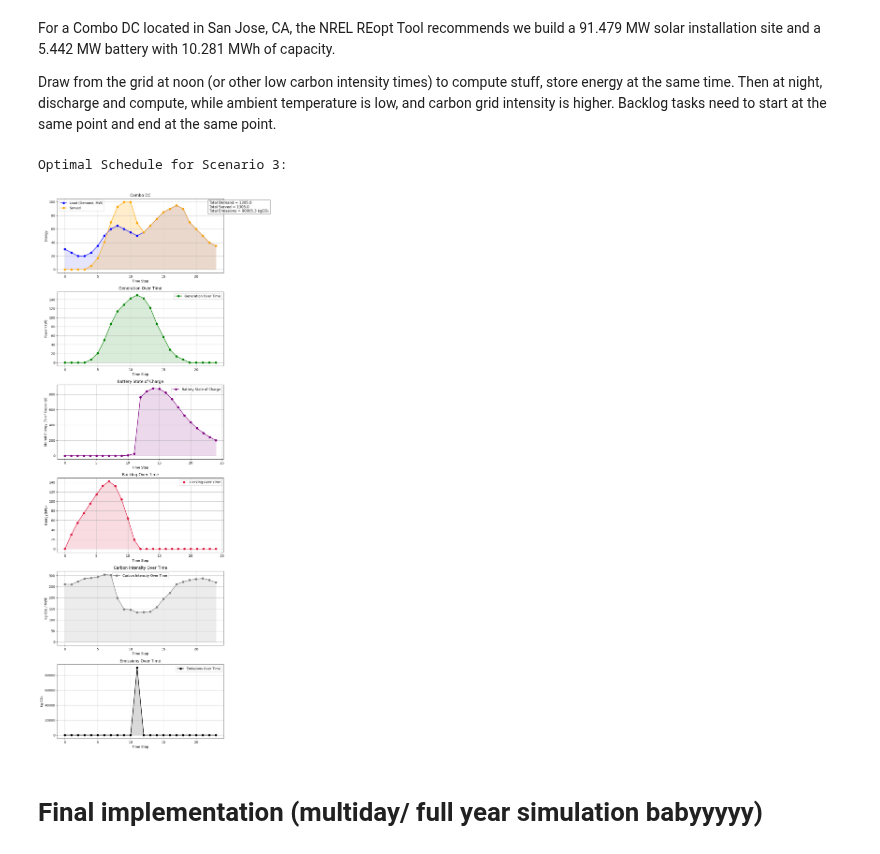
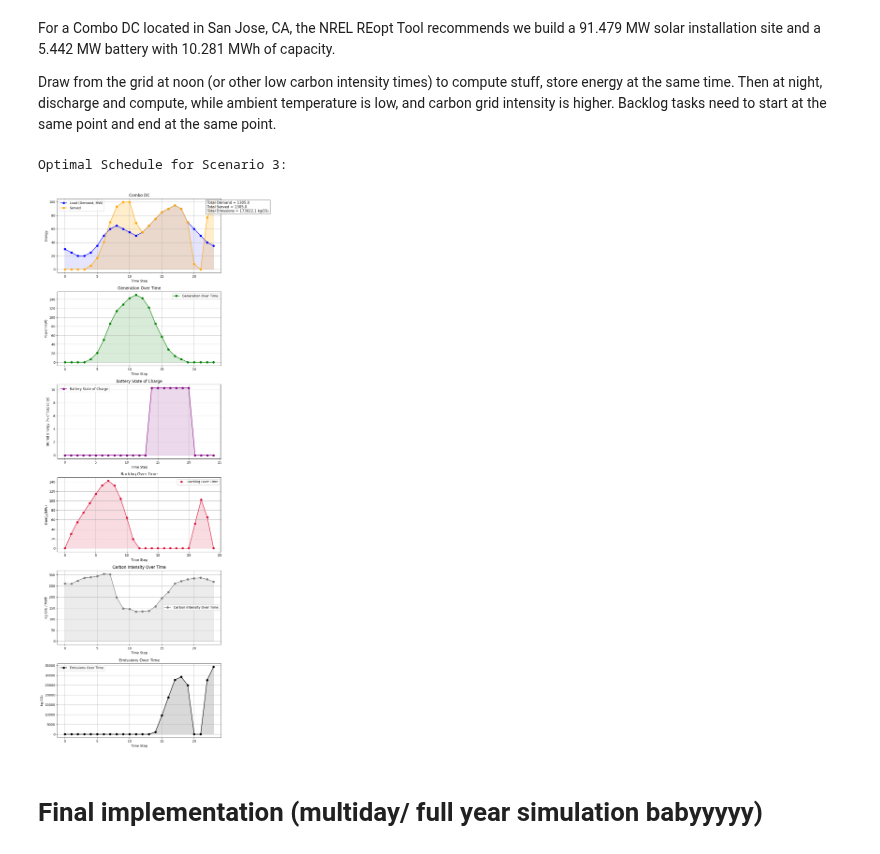
Before and after one commit to clbanjai/1.020-Data-Center-Project, a Jupyter notebook: energy_final_implementation.ipynb, the cells around one changed output. Saved outputs shown, nothing was run; the diff lists cells and outputs as text; code cells hidden in the pictures.

```diff
--- a/energy_final_implementation.ipynb
+++ b/energy_final_implementation.ipynb
@@ -408,7 +406,7 @@ q = 1.0  # Cost per unit energy used
 r =1  # Cost per unit backlog
 k = 1  # Storage energy conversion factor
 computing_limit = 100 # float("inf") #or switch to actual computing limit
-battery_limit = 1000 # float("inf") # or switch to actual computing limit
+battery_limit = 10.281 # float("inf") # or switch to actual computing limit
 # Generation (G_t) over 10 time steps (e.g., hours of the day)
 # G = [30, 40, 50, 60, 75, 90, 100, 80, 60, 40]  # Peak generation occurs midday and early evening
 
@@ -452,39 +450,39 @@ m3.addConstr(x[0]==0,"initial backlog")
 m3.addConstr(c[0]==0,"inital storage")
 
 #Terminal Conditions
-m3.addConstr(c[T] >= 200, "terminal_storage")
+m3.addConstr(c[T] >= 0, "terminal_storage")
 m3.addConstr(x[T] <= x[0], "terminal_backlog")
 
 # Dynamics and constraints
 m3.addConstrs((c[t+1] == c[t] + s_charge_r[t] + s_charge_g[t] - s_discharge[t] for t in range(T)), name="soc_update")
 m3.addConstrs((c[t+1] <= battery_limit for t in range(T)), name="storage_capacity")
 m3.addConstrs((s_discharge[t] <= c[t] for t in range(T)), name="max_discharge")
 m3.addConstrs((x[t+1] == x[t] + L[t] - u[t] for t in range(T)), name="backlog_update")
 m3.addConstrs((u[t] <= 100 for t in range(T)),name="compute_limit")
 m3.addConstrs((COP[t]*P_chiller[t] >= u[t] for t in range(T)),name="cooling_req")
 m3.addConstrs((u_r[t] + s_charge_r[t] == G[t] for t in range(T)),name="renewables_balance")
 m3.addConstrs((u_g[t] + u_r[t] + s_discharge[t] == u[t] + P_chiller[t] + s_charge_r[t] + s_charge_g[t] for t in range(T)), name="energy_balance")
 
 
 m3.setObjective(gp.quicksum(u_g[t]*C[t] + r*x[t] for t in range(T)), GRB.MINIMIZE)
 m3.optimize()
 
 
 if m3.status == GRB.OPTIMAL:
     print("\nOptimal Schedule for Scenario 3:")
     # for t in range(T):
     #     print(f"Time {t}: u={u[t].X:.2f}, s_charge={s_charge[t].X:.2f}, s_discharge={s_discharge[t].X:.2f}, x={x[t].X:.2f}, c={c[t].X:.2f}")
     # print(f"Final: x[T]={x[T].X:.2f}, c[T]={c[T].X:.2f}")
 
     served_3 = [u[t].X for t in range(T)]  # Energy served to meet the load
     soc_3 = [c[t].X for t in range(T+1)]  # State of charge at each time step
     backlog_3 = [x[t].X for t in range(T+1)]  # Backlog at each time step
     emissions_3 = [u_g[t].X * C[t] for t in range(T)]
 
     plot_results("Combo DC", served_3, soc=soc_3, second_plot=True,backlog = backlog_3, carbon_intensity=C, emissions=emissions_3)
 # %% [output]
 Optimal Schedule for Scenario 3:
-[figure, old version]
+[figure, new version]
 # %% [markdown]
 # Final implementation (multiday/ full year simulation babyyyyy)
 # %% [markdown]
```
Also changed, not shown: parts of 1 cell of this notebook, 1 other file.
